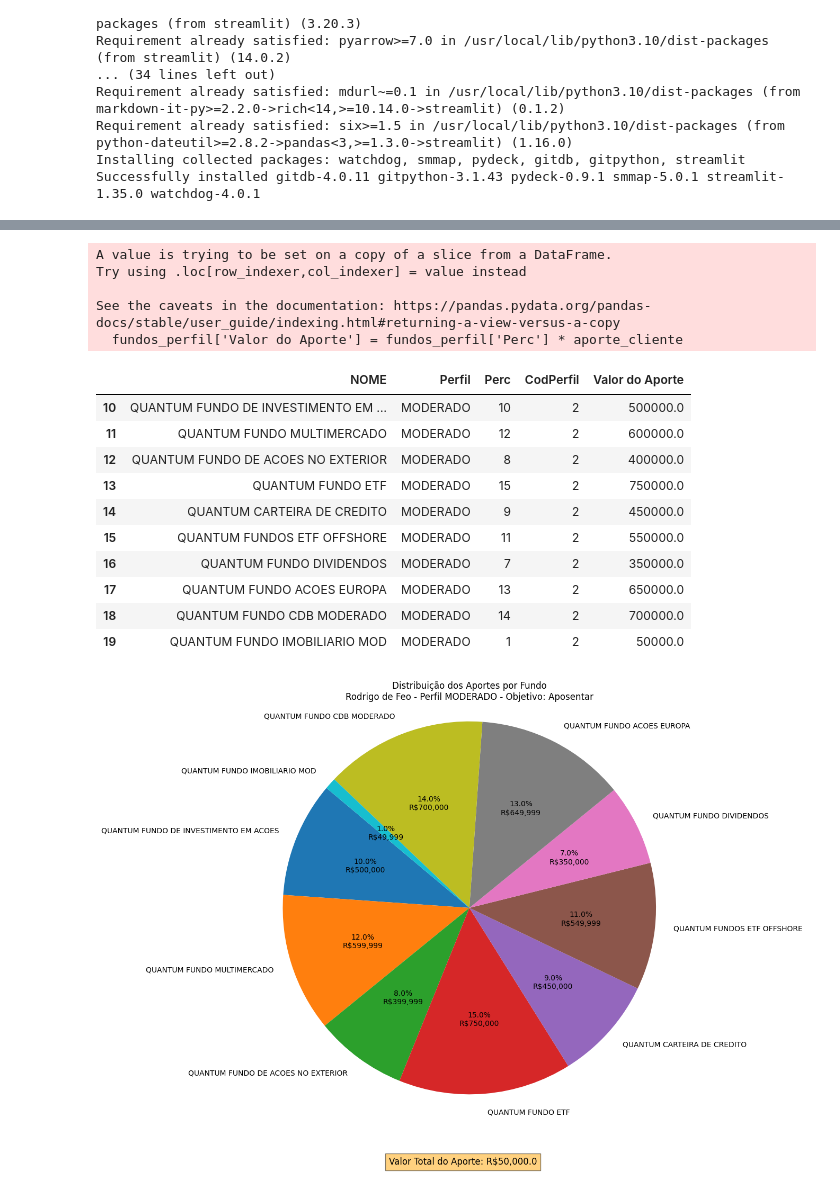
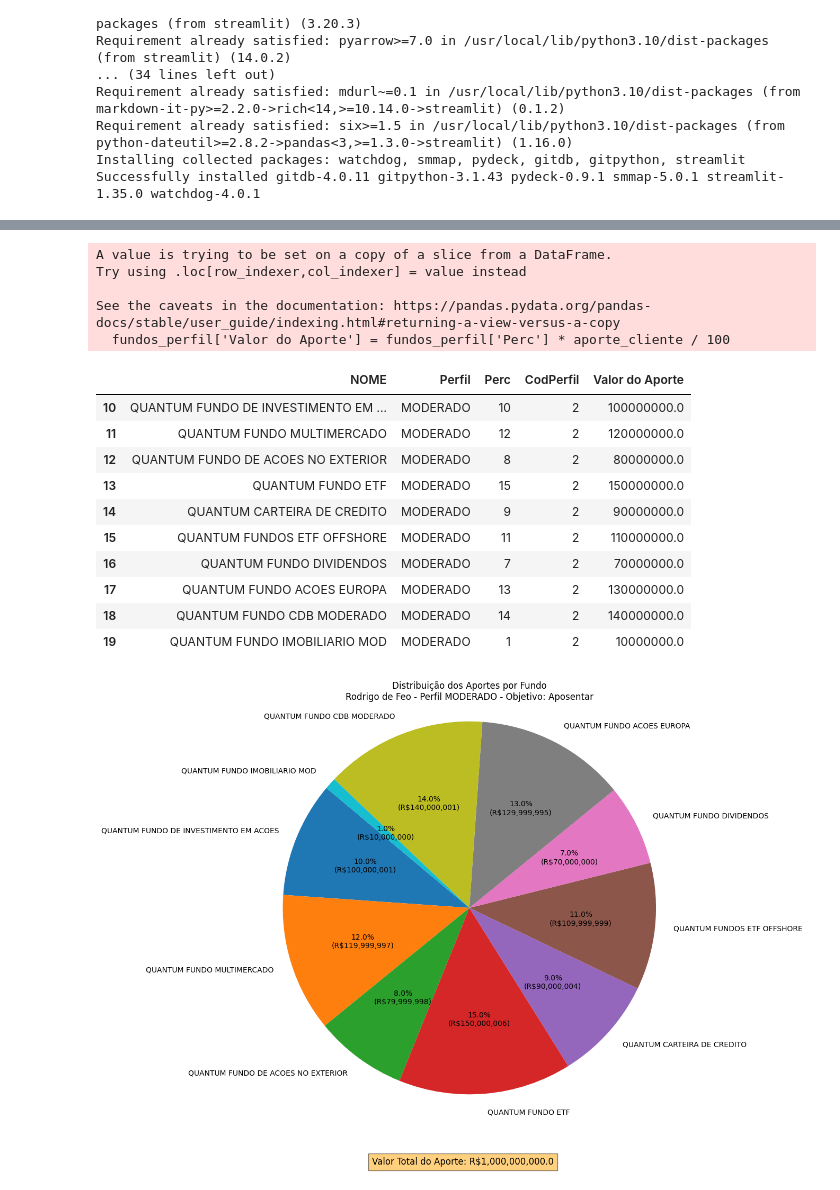
Before and after one commit to RodrigodeFeo/8DTS, a Jupyter notebook: SNR__Rec_Fundos_RM351578_RM351070_RMRM350640_RM352054.ipynb, the cells around one changed output, grey strips where cells are left out. Saved outputs shown, nothing was run; the diff lists cells and outputs as text; code cells hidden in the pictures.

```diff
--- a/SNR__Rec_Fundos_RM351578_RM351070_RMRM350640_RM352054.ipynb
+++ b/SNR__Rec_Fundos_RM351578_RM351070_RMRM350640_RM352054.ipynb
@@ -254,7 +245,7 @@ df = pd.DataFrame(df_fundos)
 # Filtrar os fundos correspondentes ao perfil predito
 fundos_perfil = df_fundos[df_fundos['Perfil'] == perfil_predito]
 
-fundos_perfil['Valor do Aporte'] = fundos_perfil['Perc'] * aporte_cliente
+fundos_perfil['Valor do Aporte'] = fundos_perfil['Perc'] * aporte_cliente / 100
 
 fundos_perfil
 # %% [output]
@@ -262,36 +253,39 @@ A value is trying to be set on a copy of a slice from a DataFrame.
 Try using .loc[row_indexer,col_indexer] = value instead
 
 See the caveats in the documentation: https://pandas.pydata.org/pandas-docs/stable/user_guide/indexing.html#returning-a-view-versus-a-copy
-  fundos_perfil['Valor do Aporte'] = fundos_perfil['Perc'] * aporte_cliente
+  fundos_perfil['Valor do Aporte'] = fundos_perfil['Perc'] * aporte_cliente / 100
 |  | NOME | Perfil | Perc | CodPerfil | Valor do Aporte |
-| 10 | QUANTUM FUNDO DE INVESTIMENTO EM ... | MODERADO | 10 | 2 | 500000.0 |
-| 11 | QUANTUM FUNDO MULTIMERCADO | MODERADO | 12 | 2 | 600000.0 |
-| 12 | QUANTUM FUNDO DE ACOES NO EXTERIOR | MODERADO | 8 | 2 | 400000.0 |
-| 13 | QUANTUM FUNDO ETF | MODERADO | 15 | 2 | 750000.0 |
-| 14 | QUANTUM CARTEIRA DE CREDITO | MODERADO | 9 | 2 | 450000.0 |
-| 15 | QUANTUM FUNDOS ETF OFFSHORE | MODERADO | 11 | 2 | 550000.0 |
-| 16 | QUANTUM FUNDO DIVIDENDOS | MODERADO | 7 | 2 | 350000.0 |
-| 17 | QUANTUM FUNDO ACOES EUROPA | MODERADO | 13 | 2 | 650000.0 |
-| 18 | QUANTUM FUNDO CDB MODERADO | MODERADO | 14 | 2 | 700000.0 |
-| 19 | QUANTUM FUNDO IMOBILIARIO MOD | MODERADO | 1 | 2 | 50000.0 |
+| 10 | QUANTUM FUNDO DE INVESTIMENTO EM ... | MODERADO | 10 | 2 | 100000000.0 |
+| 11 | QUANTUM FUNDO MULTIMERCADO | MODERADO | 12 | 2 | 120000000.0 |
+| 12 | QUANTUM FUNDO DE ACOES NO EXTERIOR | MODERADO | 8 | 2 | 80000000.0 |
+| 13 | QUANTUM FUNDO ETF | MODERADO | 15 | 2 | 150000000.0 |
+| 14 | QUANTUM CARTEIRA DE CREDITO | MODERADO | 9 | 2 | 90000000.0 |
+| 15 | QUANTUM FUNDOS ETF OFFSHORE | MODERADO | 11 | 2 | 110000000.0 |
+| 16 | QUANTUM FUNDO DIVIDENDOS | MODERADO | 7 | 2 | 70000000.0 |
+| 17 | QUANTUM FUNDO ACOES EUROPA | MODERADO | 13 | 2 | 130000000.0 |
+| 18 | QUANTUM FUNDO CDB MODERADO | MODERADO | 14 | 2 | 140000000.0 |
+| 19 | QUANTUM FUNDO IMOBILIARIO MOD | MODERADO | 1 | 2 | 10000000.0 |
 # %%
 import matplotlib.pyplot as plt
 
 # Função personalizada para formatar o texto dentro do gráfico de pizza
 def func(pct, allvalues):
     absolute = int(pct/100.*sum(allvalues))
     return f"{pct:.1f}%\nR${absolute:,}"
 
 # Criando o gráfico de pizza
 plt.figure(figsize=(10, 10))
-plt.pie(fundos_perfil['Valor do Aporte'], labels=fundos_perfil['NOME '], autopct=lambda pct: func(pct, fundos_perfil['Valor do Aporte']), startangle=140)
+
+plt.pie(fundos_perfil['Valor do Aporte'], labels=fundos_perfil['NOME '], autopct=lambda pct: f"{pct:.1f}%\n(R${(pct/100)*fundos_perfil['Valor do Aporte'].sum():,.0f})",
+        startangle=140)
+
 plt.title(f'Distribuição dos Aportes por Fundo\n{nome_cliente} - Perfil {perfil_predito} - Objetivo: {objetivo_cliente}')
 plt.axis('equal')  # Equal aspect ratio ensures that pie is drawn as a circle.
 
 # Adicionando o valor total do aporte no rodapé
 plt.figtext(0.5, 0.01, f"Valor Total do Aporte: R${aporte_cliente:,}", ha="center", fontsize=12, bbox={"facecolor":"orange", "alpha":0.5, "pad":5})
 
 # Exibindo o gráfico
 plt.show()
 # %% [output]
-[figure, old version]
+[figure, new version]
```
Also changed, not shown: parts of 1 cell of this notebook.
